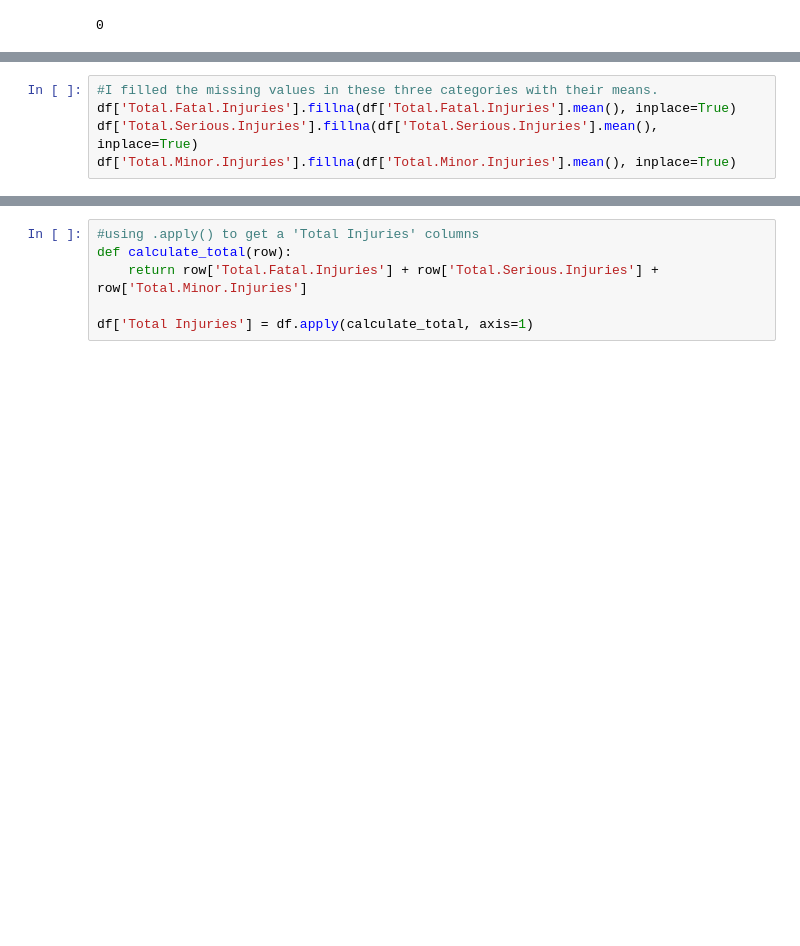
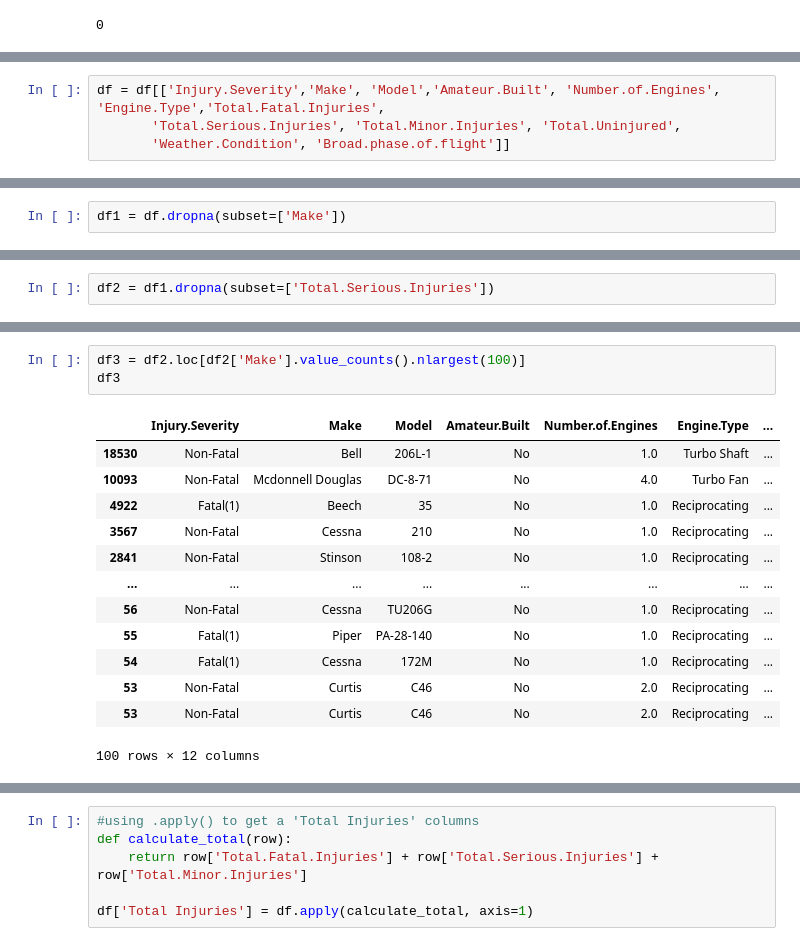
Before and after one commit to tingly-amua/Project---Aircraft-Risk, a Jupyter notebook: project.ipynb, the cells around one changed output, grey strips where cells are left out. Drawn from its saved outputs; the diff is of its cells as text; blank space fills up the shorter version.

Commit message:
create dataframe of 100 most common makes

```diff
--- a/project.ipynb
+++ b/project.ipynb
@@ -103,5 +103,0 @@ The thee injuries columns have missing values and it is important to first deal
-# %%
-#I filled the missing values in these three categories with their means.
-df['Total.Fatal.Injuries'].fillna(df['Total.Fatal.Injuries'].mean(), inplace=True)
-df['Total.Serious.Injuries'].fillna(df['Total.Serious.Injuries'].mean(), inplace=True)
-df['Total.Minor.Injuries'].fillna(df['Total.Minor.Injuries'].mean(), inplace=True)
@@ -110,0 +104,4 @@ df.isna().sum()
+# %%
+df = df[['Injury.Severity','Make', 'Model','Amateur.Built', 'Number.of.Engines', 'Engine.Type','Total.Fatal.Injuries',
+       'Total.Serious.Injuries', 'Total.Minor.Injuries', 'Total.Uninjured',
+       'Weather.Condition', 'Broad.phase.of.flight']]
@@ -110,0 +148,2 @@ df.isna().sum()
+# %%
+df1 = df.dropna(subset=['Make'])
@@ -110,0 +172,2 @@ df.isna().sum()
+# %%
+df2 = df1.dropna(subset=['Total.Serious.Injuries'])
@@ -110,0 +212,17 @@ df.isna().sum()
+# %%
+df3 = df2.loc[df2['Make'].value_counts().nlargest(100)]
+df3
+# %% [output]
+|  | Injury.Severity | Make | Model | Amateur.Built | Number.of.Engines | Engine.Type | ... |
+| 18530 | Non-Fatal | Bell | 206L-1 | No | 1.0 | Turbo Shaft | ... |
+| 10093 | Non-Fatal | Mcdonnell Douglas | DC-8-71 | No | 4.0 | Turbo Fan | ... |
+| 4922 | Fatal(1) | Beech | 35 | No | 1.0 | Reciprocating | ... |
+| 3567 | Non-Fatal | Cessna | 210 | No | 1.0 | Reciprocating | ... |
+| 2841 | Non-Fatal | Stinson | 108-2 | No | 1.0 | Reciprocating | ... |
+| ... | ... | ... | ... | ... | ... | ... | ... |
+| 56 | Non-Fatal | Cessna | TU206G | No | 1.0 | Reciprocating | ... |
+| 55 | Fatal(1) | Piper | PA-28-140 | No | 1.0 | Reciprocating | ... |
+| 54 | Fatal(1) | Cessna | 172M | No | 1.0 | Reciprocating | ... |
+| 53 | Non-Fatal | Curtis | C46 | No | 2.0 | Reciprocating | ... |
+| 53 | Non-Fatal | Curtis | C46 | No | 2.0 | Reciprocating | ... |
+100 rows × 12 columns
```
Also changed, not shown: parts of 19 cells of this notebook.
